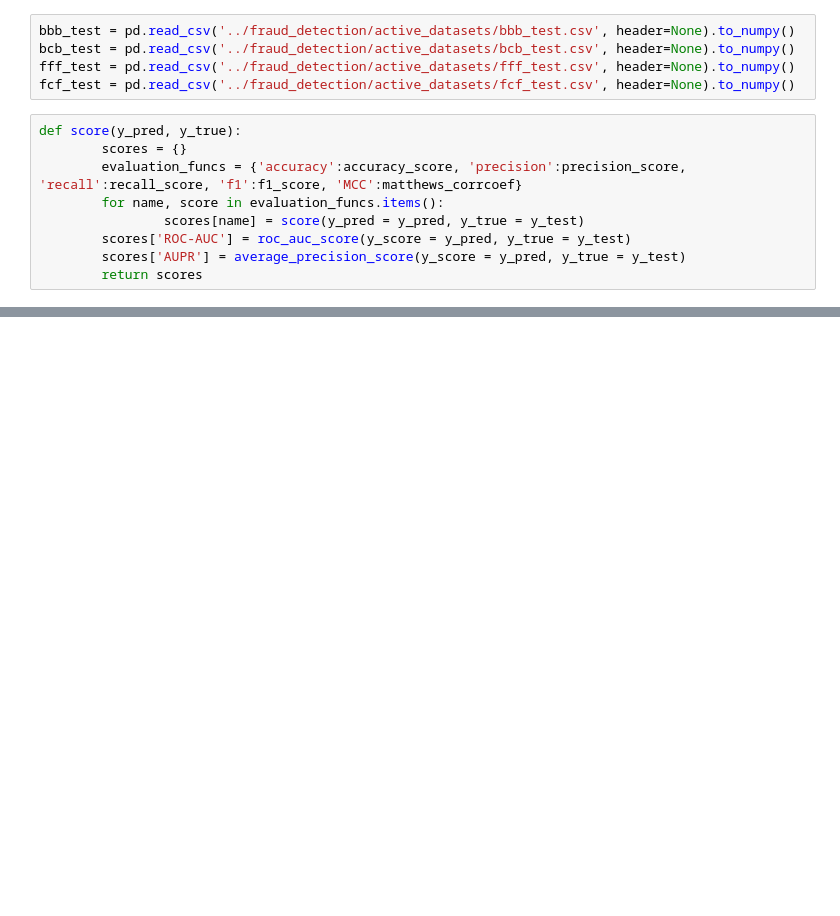
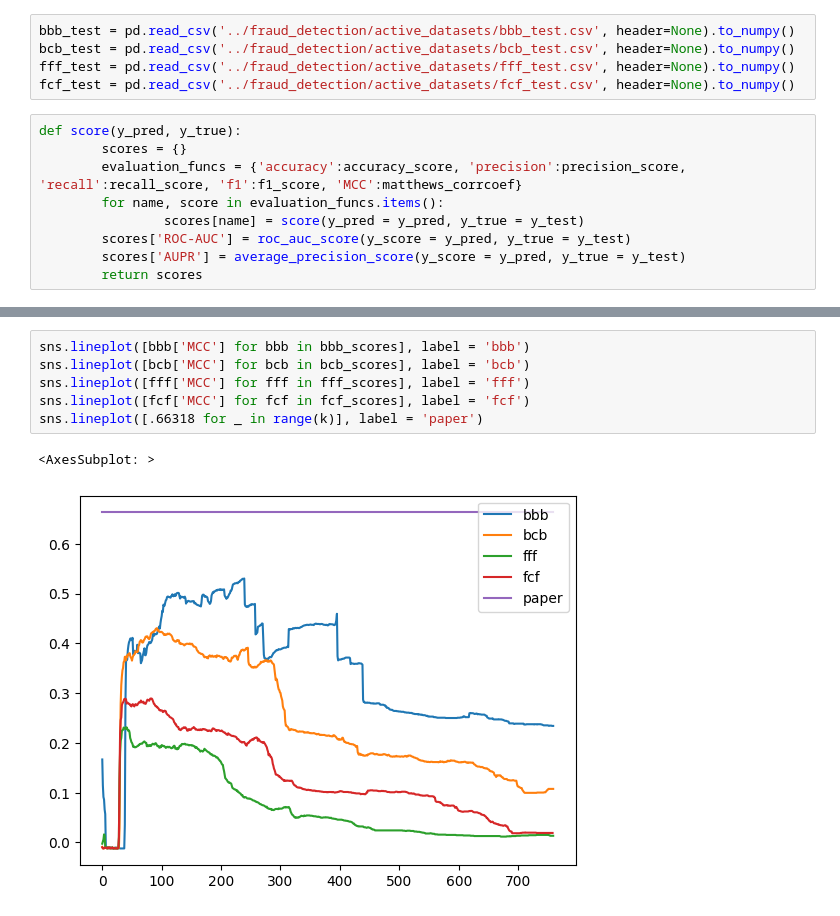
Before and after one commit to Mjh9122/fraud_detection, a Jupyter notebook: local_oultier_k_selection.ipynb, the cells around one changed output, grey strips where cells are left out. Saved outputs shown, nothing was run; the diff lists cells and outputs as text; blank space fills up the shorter version.

```diff
--- a/local_oultier_k_selection.ipynb
+++ b/local_oultier_k_selection.ipynb
@@ -65,0 +94,9 @@ for k in tqdm(range(1, 1000)) :
+# %%
+sns.lineplot([bbb['MCC'] for bbb in bbb_scores], label = 'bbb')
+sns.lineplot([bcb['MCC'] for bcb in bcb_scores], label = 'bcb')
+sns.lineplot([fff['MCC'] for fff in fff_scores], label = 'fff')
+sns.lineplot([fcf['MCC'] for fcf in fcf_scores], label = 'fcf')
+sns.lineplot([.66318 for _ in range(k)], label = 'paper')
+# %% [output]
+<AxesSubplot: >
+[figure, added]
```
Also changed, not shown: parts of 6 cells of this notebook.
